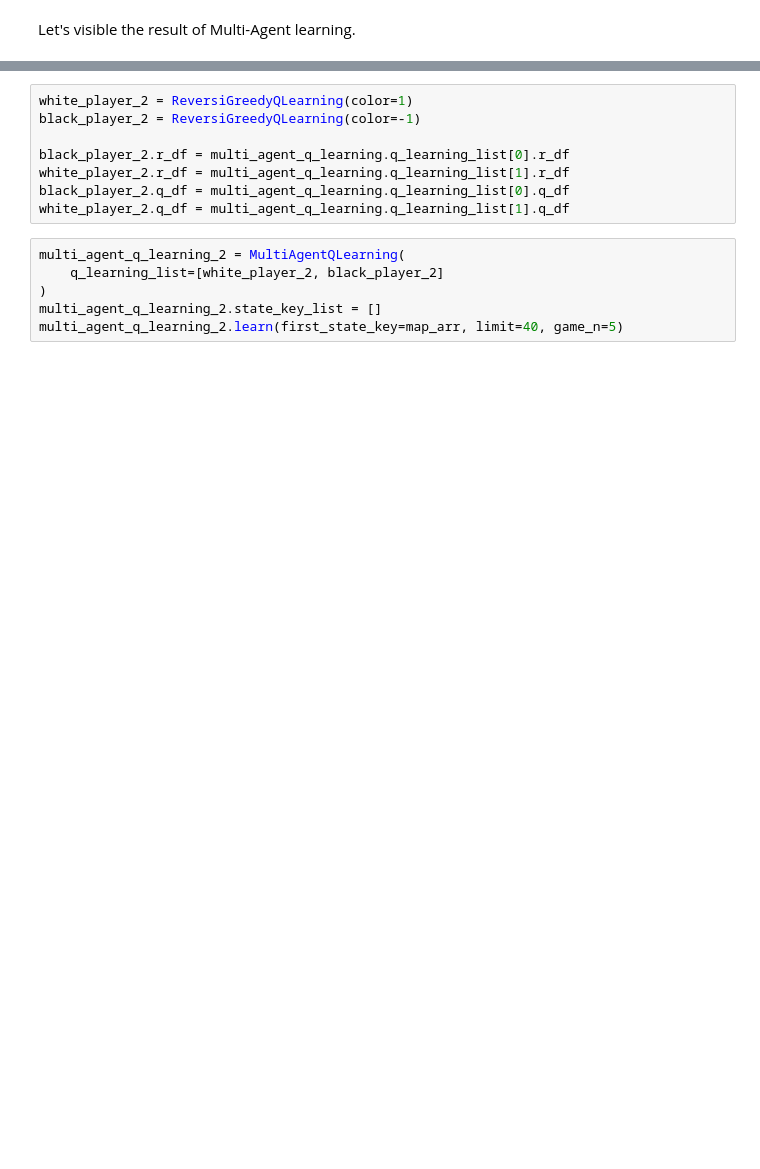
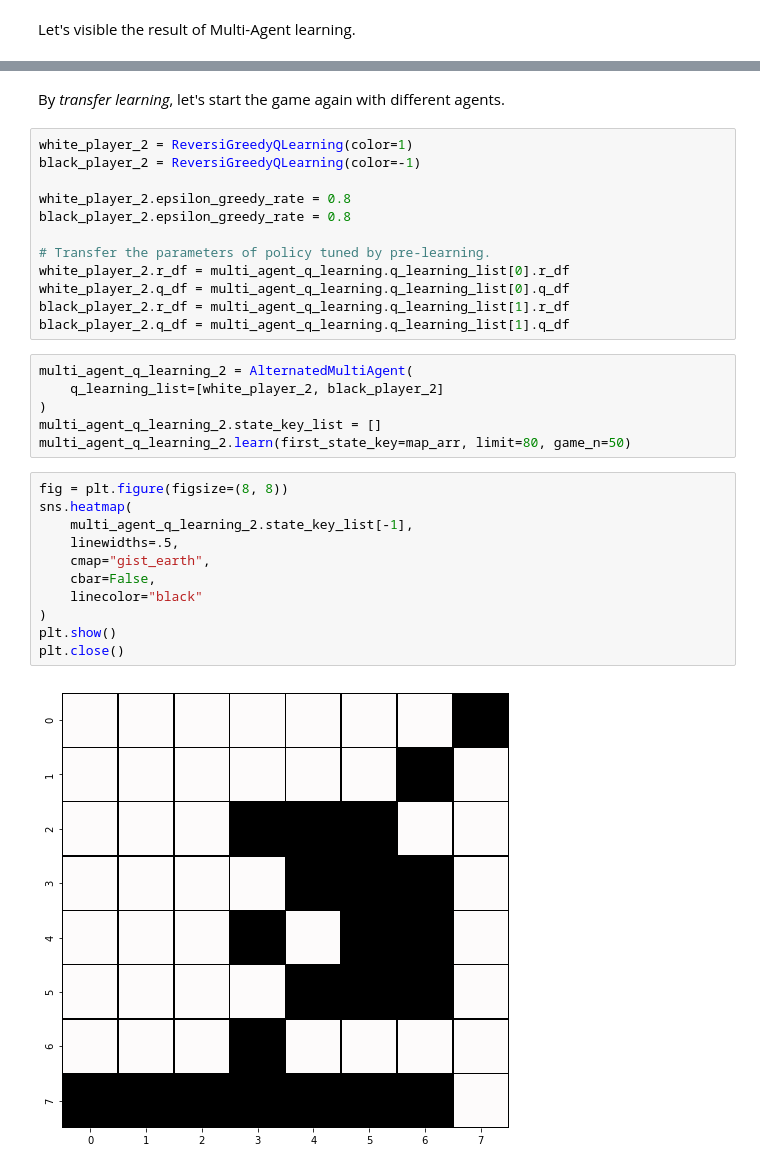
Before and after one commit to accel-brain/accel-brain-code, a Jupyter notebook: Reinforcement-Learning/reversi_by_multiagent_q_learning.ipynb, the cells around one changed output, grey strips where cells are left out. Cells and saved outputs as stored; diff of their text form; blank space fills up the shorter version.

```diff
--- a/Reinforcement-Learning/reversi_by_multiagent_q_learning.ipynb
+++ b/Reinforcement-Learning/reversi_by_multiagent_q_learning.ipynb
@@ -107,15 +141,34 @@ Image.open("reversi.gif")
+# %% [markdown]
+By *transfer learning*, let's start the game again with different agents.
 # %%
 white_player_2 = ReversiGreedyQLearning(color=1)
 black_player_2 = ReversiGreedyQLearning(color=-1)
 
-black_player_2.r_df = multi_agent_q_learning.q_learning_list[0].r_df
-white_player_2.r_df = multi_agent_q_learning.q_learning_list[1].r_df
-black_player_2.q_df = multi_agent_q_learning.q_learning_list[0].q_df
-white_player_2.q_df = multi_agent_q_learning.q_learning_list[1].q_df
+white_player_2.epsilon_greedy_rate = 0.8
+black_player_2.epsilon_greedy_rate = 0.8
+
+# Transfer the parameters of policy tuned by pre-learning.
+white_player_2.r_df = multi_agent_q_learning.q_learning_list[0].r_df
+white_player_2.q_df = multi_agent_q_learning.q_learning_list[0].q_df
+black_player_2.r_df = multi_agent_q_learning.q_learning_list[1].r_df
+black_player_2.q_df = multi_agent_q_learning.q_learning_list[1].q_df
 # %%
-multi_agent_q_learning_2 = MultiAgentQLearning(
+multi_agent_q_learning_2 = AlternatedMultiAgent(
     q_learning_list=[white_player_2, black_player_2]
 )
 multi_agent_q_learning_2.state_key_list = []
-multi_agent_q_learning_2.learn(first_state_key=map_arr, limit=40, game_n=5)
+multi_agent_q_learning_2.learn(first_state_key=map_arr, limit=80, game_n=50)
+# %%
+fig = plt.figure(figsize=(8, 8))
+sns.heatmap(
+    multi_agent_q_learning_2.state_key_list[-1],
+    linewidths=.5,
+    cmap="gist_earth",
+    cbar=False,
+    linecolor="black"
+)
+plt.show()
+plt.close()
+# %% [output]
+[figure, added]
 # %%
```
Also changed, not shown: parts of 14 cells of this notebook, 2 other files.
